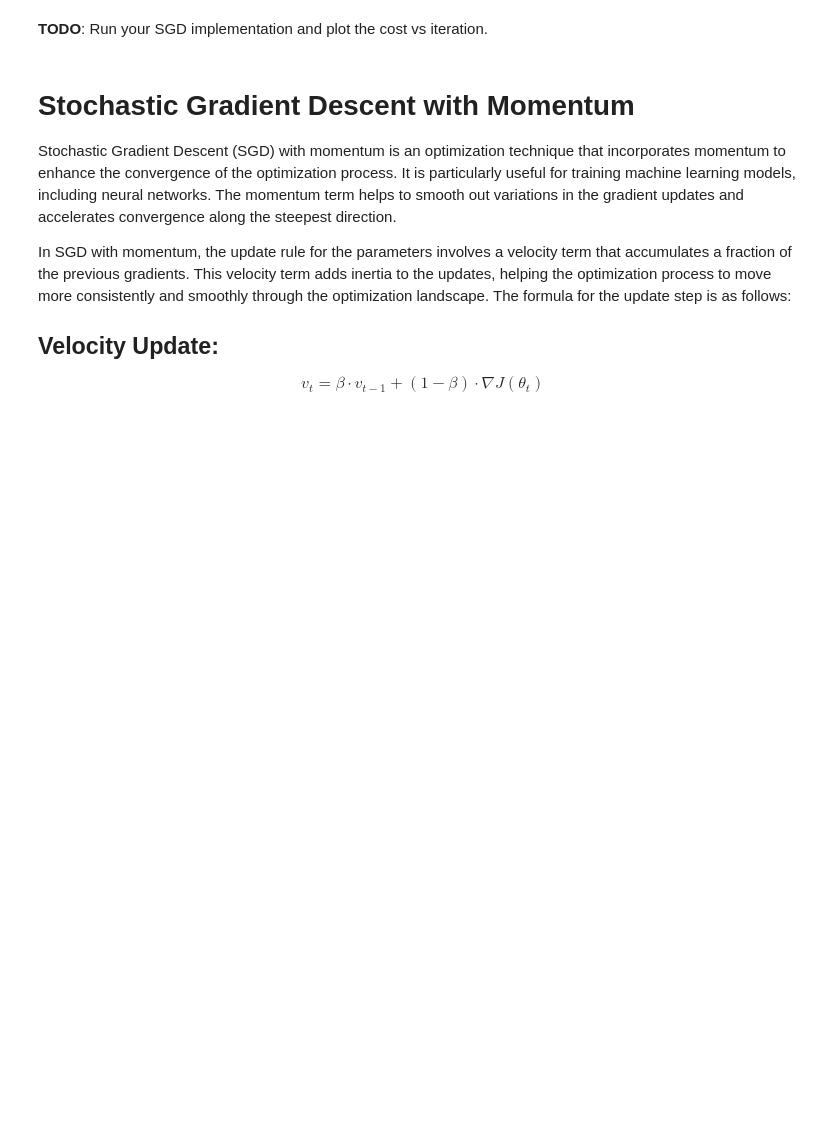
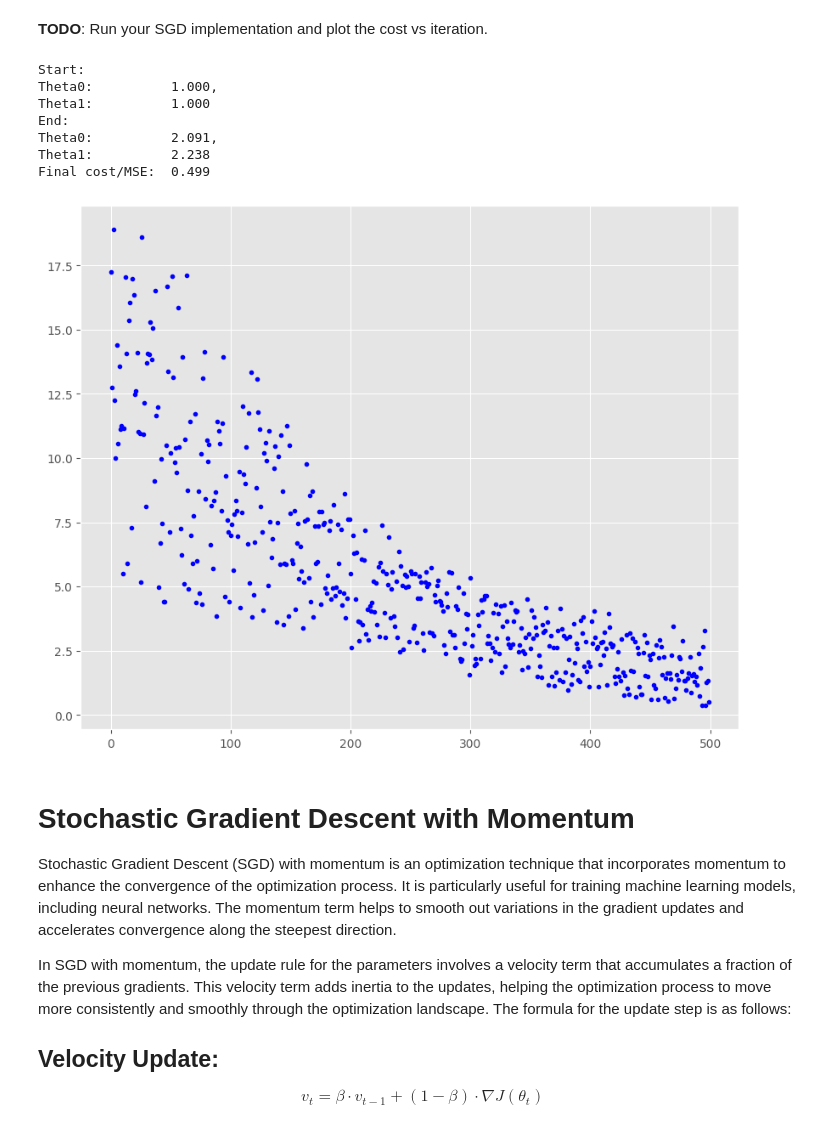
Before and after one commit to DattaAnnewsha/100-Days-of-RTL, a Jupyter notebook: Gradient_Descent.ipynb, the cells around one changed output. Saved outputs shown, nothing was run; the diff lists cells and outputs as text; code cells hidden in the pictures; blank space fills up the shorter version.

```diff
--- a/Gradient_Descent.ipynb
+++ b/Gradient_Descent.ipynb
@@ -637,5 +452,42 @@ def stochastic_gradient_descent(X, y, theta, learning_rate=0.01, iterations=10):
 # %% [markdown]
 **TODO**: Run your SGD implementation and plot the cost vs iteration.
+# %%
+theta = theta_guess.copy()
+momentum = 0.9
+
+
+print("Start:")
+print(
+    "Theta0:          {:0.3f},\nTheta1:          {:0.3f}".format(
+        theta[0][0], theta[1][0]
+    )
+)
+X_b = np.c_[np.ones((len(X), 1)), X]
+theta, cost_history = stochastic_gradient_descent(
+    X_b, y, theta, learning_rate, num_iterations
+)
+final_theta['SGD']= theta
+
+print("End:")
+print(
+    "Theta0:          {:0.3f},\nTheta1:          {:0.3f}".format(
+        theta[0][0], theta[1][0]
+    )
+)
+print("Final cost/MSE:  {:0.3f}".format(cost_history[-1]))
+final_cost['SGD']= cost_history[-1]
+
+fig,ax = plt.subplots(figsize=(10,8))
+_=ax.plot(range(num_iterations),cost_history,'b.')
+# %% [output]
+Start:
+Theta0:          1.000,
+Theta1:          1.000
+End:
+Theta0:          2.091,
+Theta1:          2.238
+Final cost/MSE:  0.499
+[figure, added]
 # %% [markdown]
 # Stochastic Gradient Descent with Momentum
 
```
Also changed, not shown: parts of 18 cells of this notebook.
